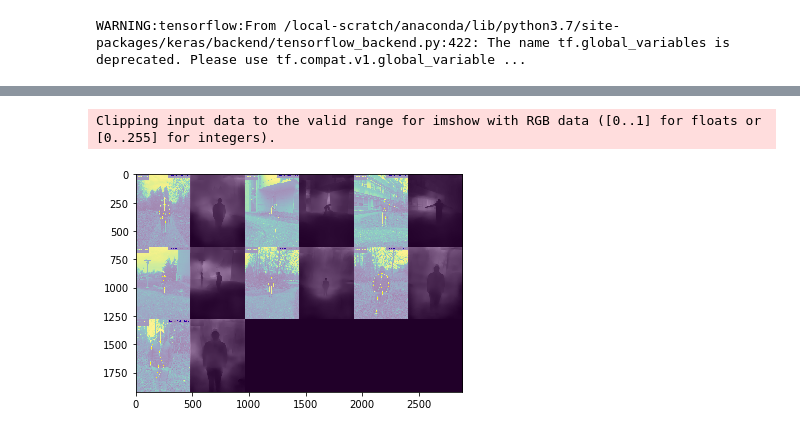
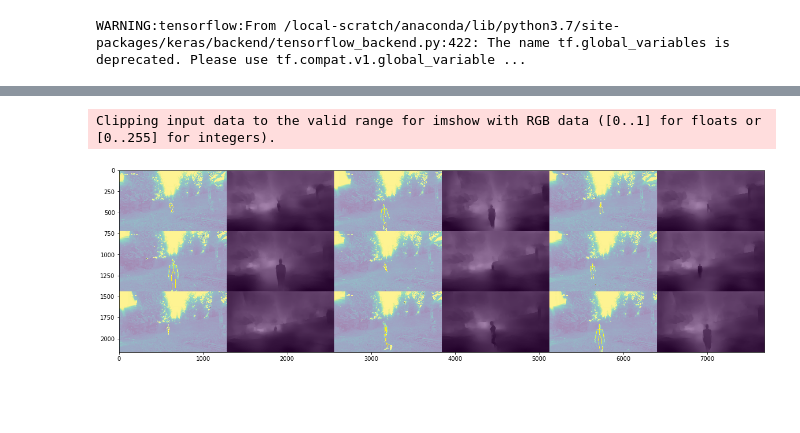
Before and after one commit to dorsadadjoo/Distance_Estimation, a Jupyter notebook: distance_estimation.ipynb, the cells around one changed output, grey strips where cells are left out. Drawn from its saved outputs; the diff is of its cells as text; code cells hidden in the pictures; blank space fills up the shorter version.

```diff
--- a/distance_estimation.ipynb
+++ b/distance_estimation.ipynb
@@ -72,7 +89,7 @@ nyu.h5              100%[===================>] 164.89M  4.67MB/s    in 28s
 # %%
 # some parameters
 model_checkpoint = 'nyu.h5'
-input = 'examples/annotated/*.jpg'
+input = 'examples/raw/*.jpg'
 # %%
 # Custom object needed for inference and training
 custom_objects = {'BilinearUpSampling2D': BilinearUpSampling2D, 'depth_loss_function': None}
@@ -92,5 +109,13 @@ WARNING:tensorflow:From /home/dorsa/t/AI4ALL/layers.py:38: The name tf.image.res
 
 Model loaded (nyu.h5).
+# %%
+from PIL import Image
+def load_images(image_files):
+    loaded_images = []
+    for file in image_files:
+        x = np.clip(np.asarray(Image.open( file ).resize((1280,960)), dtype=float) / 255, 0, 1)
+        loaded_images.append(x)
+    return np.stack(loaded_images, axis=0)
 # %%
 # Loading input images
 inputs = load_images(glob.glob(input))
@@ -132,6 +157,5 @@ pose_iter_160000.ca 100%[===================>] 196.41M  11.1MB/s    in 25s
 # %%
 import skimage
-from skimage.transform import resize
 
 #some parameters
 pose_proto = 'pose/mpi/pose_deploy_linevec_faster_4_stages.prototxt'
@@ -141,33 +165,30 @@ def pose_distance(outputs, inputs=None, images=None, gt=None, is_colormap=True,
 
     plasma = plt.get_cmap('gray')
 
-    shape = (outputs[0].shape[0], outputs[0].shape[1], 3)
-
     all_images = []
-
     for i in range(outputs.shape[0]):
         imgs = []
+
+        # images[i] is the input image address
+        print(images[i])
+        frame = cv.imread(images[i])
+        frameWidth = frame.shape[1]
+        frameHeight = frame.shape[0]
+        depth_map_resized =  cv.resize(outputs[i][:,:,0],(frameWidth, frameHeight))
 
         if isinstance(inputs, (list, tuple, np.ndarray)):
             frame = body_points(proto=pose_proto,
                                          model=pose_model,
-                                         input=images[i],
-                                         depth_map=outputs[i][:,:,0],
-                                         width=shape[0],
-                                         height=shape[1]
+                                         frame=frame,
+                                         depth_map=depth_map_resized,
+                                         width = frameWidth,
+                                         height = frameHeight
                                          )
 
-            # x = to_multichannel(frame)
-            x = resize(frame, shape, preserve_range=True, mode='reflect', anti_aliasing=True )
-            imgs.append(x)
-
-        if isinstance(gt, (list, tuple, np.ndarray)):
-            x = to_multichannel(gt[i])
-            x = resize(x, shape, preserve_range=True, mode='reflect', anti_aliasing=True )
-            imgs.append(x)
+            imgs.append(frame)
 
         if is_colormap:
-            rescaled = outputs[i][:,:,0]
+            rescaled = depth_map_resized
             if is_rescale:
                 rescaled = rescaled - np.min(rescaled)
                 rescaled = rescaled / np.max(rescaled)
@@ -318,7 +324,8 @@ too close! keep distance
 # %%
+fig = plt.figure(figsize=(20,20))
 plt.imshow(viz[:,:,:])
 plt.imshow(viz[:,:,0], alpha=0.5)
 plt.show()
 # %% [output]
 Clipping input data to the valid range for imshow with RGB data ([0..1] for floats or [0..255] for integers).
-[figure, old version]
+[figure, new version]
```
Also changed, not shown: parts of 8 cells of this notebook, 16 other files.
